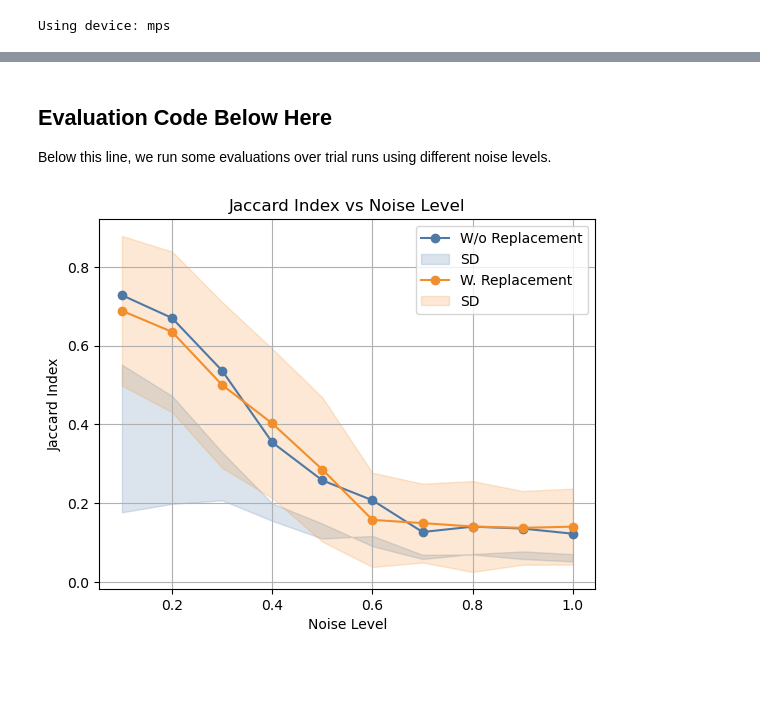
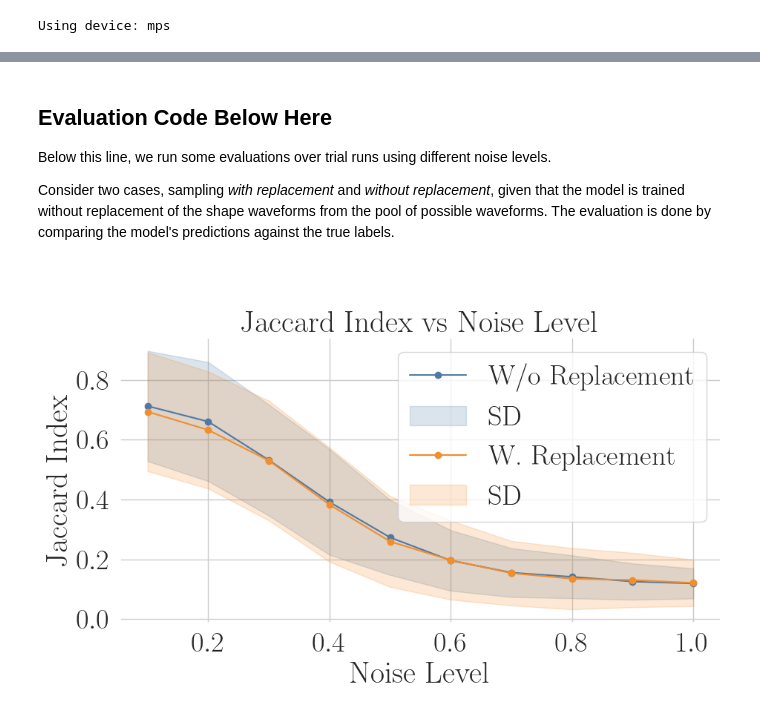
Before and after one commit to aab01/pgpm, a Jupyter notebook: dense_infer.ipynb, the cells around one changed output, grey strips where cells are left out. Cells and saved outputs as stored; diff of their text form; code cells hidden in the pictures; blank space fills up the shorter version.

````diff
--- a/dense_infer.ipynb
+++ b/dense_infer.ipynb
@@ -43,3 +46,11 @@ ShapeLikelihood = out[0].cpu().numpy().squeeze()  # Convert output to NumPy arra
+# %%
+sns.set_theme(style='white')
+sns.set(rc={'figure.figsize':(10,6)}, font_scale=2.5)
+sns.set_style({'axes.facecolor':'white', 'grid.color': '.8', 'font.family':'Times New Roman'})
+
+plt.rcParams.update({
+    "text.usetex": True,
+})
 # %%
 # Visualize the results
 fig = plt.figure(figsize=(12, 8))
@@ -73,13 +85,21 @@ plt.show()
 # %% [markdown]
 ## Evaluation Code Below Here
 Below this line, we run some evaluations over trial runs using different noise levels.
+
+Consider two cases, sampling _with replacement_ and _without replacement_, given that the model is trained without replacement of the shape waveforms from the pool of possible waveforms. The evaluation is done by comparing the model's predictions against the true labels.
+
+```python
 # %%
-NTrials = 50
+# Sampling without replacement selected implicitly below because the
+# original params.json file is used moslty without any change to generate the
+# test signals. Only the noise parameter is varied.
+NTrials = 500
 NNoiseLevels = 10
 NoiseLevels = np.linspace(0.1,1.0,NNoiseLevels)
 
 # Load signal parameters and generate a test signal
 params = get_params_from_json(params_path)
+params['with_replacement'] = False  # Replacement is enabled for comparison trials
 
 # Initialize arrays to store results
 woJACCI = np.zeros((NTrials,NNoiseLevels))
@@ -107,7 +127,10 @@ for i in range(NTrials):
         Jaccard = np.sum(Intersection)/np.sum(Union)
         woJACCI[i,j] = Jaccard
 # %%
-NTrials = 50
+# Below, we repeat the experiment, but now alter the model generation
+# sampling with replacement - this means that each waveform may appear
+# multiple times in each signal sample.
+NTrials = 500
 NNoiseLevels = 10
 NoiseLevels = np.linspace(0.1,1.0,NNoiseLevels)
 
@@ -142,18 +165,22 @@ for i in range(NTrials):
         wJACCI[i,j] = Jaccard
 # %%
 plt.plot(NoiseLevels, woJACCI.mean(axis=0), marker='o', color='#4E79A7', label='Mean Jaccard Index')
+
 plt.fill_between(NoiseLevels, woJACCI.mean(axis=0) - woJACCI.std(axis=0),
-                 JACCI.mean(axis=0) + woJACCI.std(axis=0), color='#4E79A7', alpha=0.2)
+                 woJACCI.mean(axis=0) + woJACCI.std(axis=0), color='#4E79A7', alpha=0.2)
 
-plt.plot(NoiseLevels, wJACCI.mean(axis=0), marker='o', color='#F28E2B', label='Mean Jaccard Index')
+plt.plot(NoiseLevels, wJACCI.mean(axis=0), marker='o',
+         color='#F28E2B', label='Mean Jaccard Index')
+
 plt.fill_between(NoiseLevels, wJACCI.mean(axis=0) - wJACCI.std(axis=0),
                  wJACCI.mean(axis=0) + wJACCI.std(axis=0), color='#F28E2B', alpha=0.2)
 
 plt.xlabel('Noise Level')
 plt.ylabel('Jaccard Index')
 plt.title('Jaccard Index vs Noise Level')
 plt.legend(['W/o Replacement', 'SD', 'W. Replacement', 'SD'], loc='upper right')
 plt.grid(True)
+plt.tight_layout()
 plt.savefig('./Figures/JaccardIndexNoiseLevel.svg')
 # %% [output]
-[figure, old version]
+[figure, new version]
````
Also changed, not shown: parts of 3 cells of this notebook, 3 other files.
